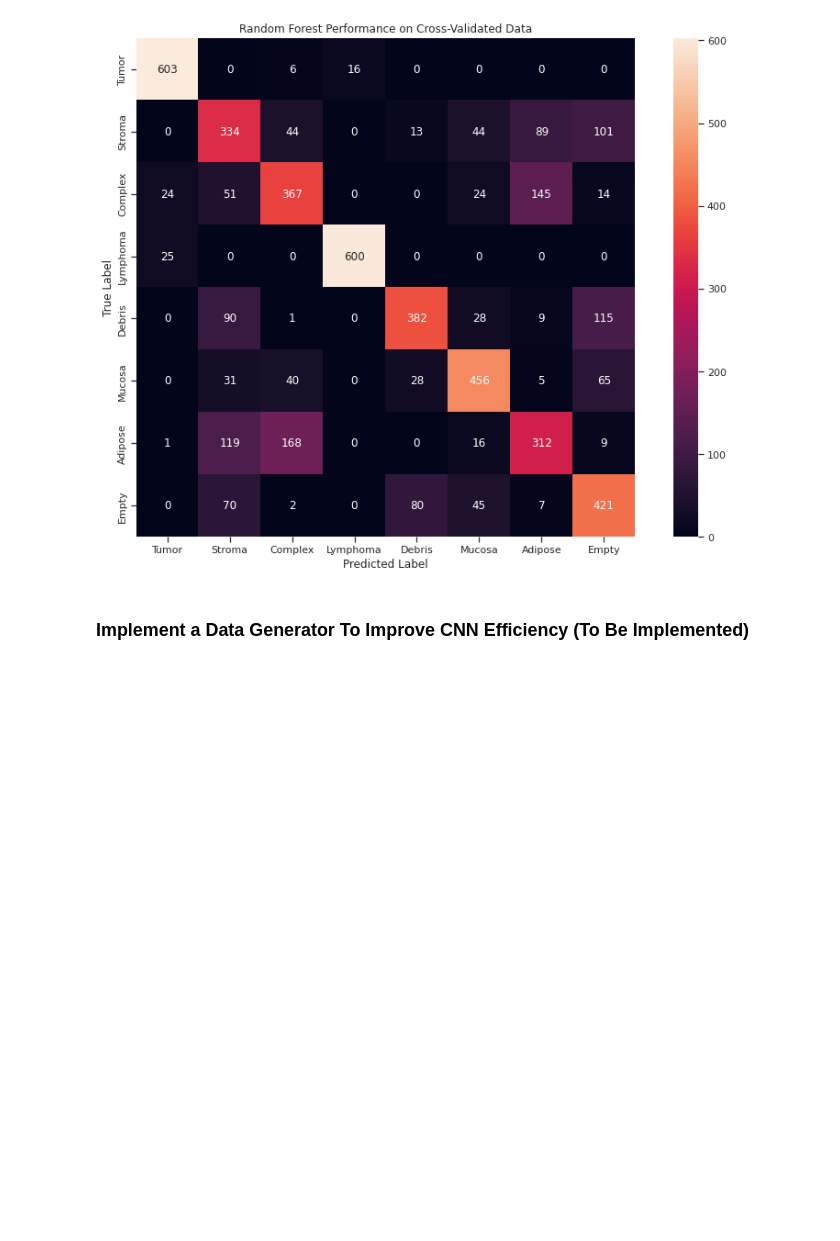
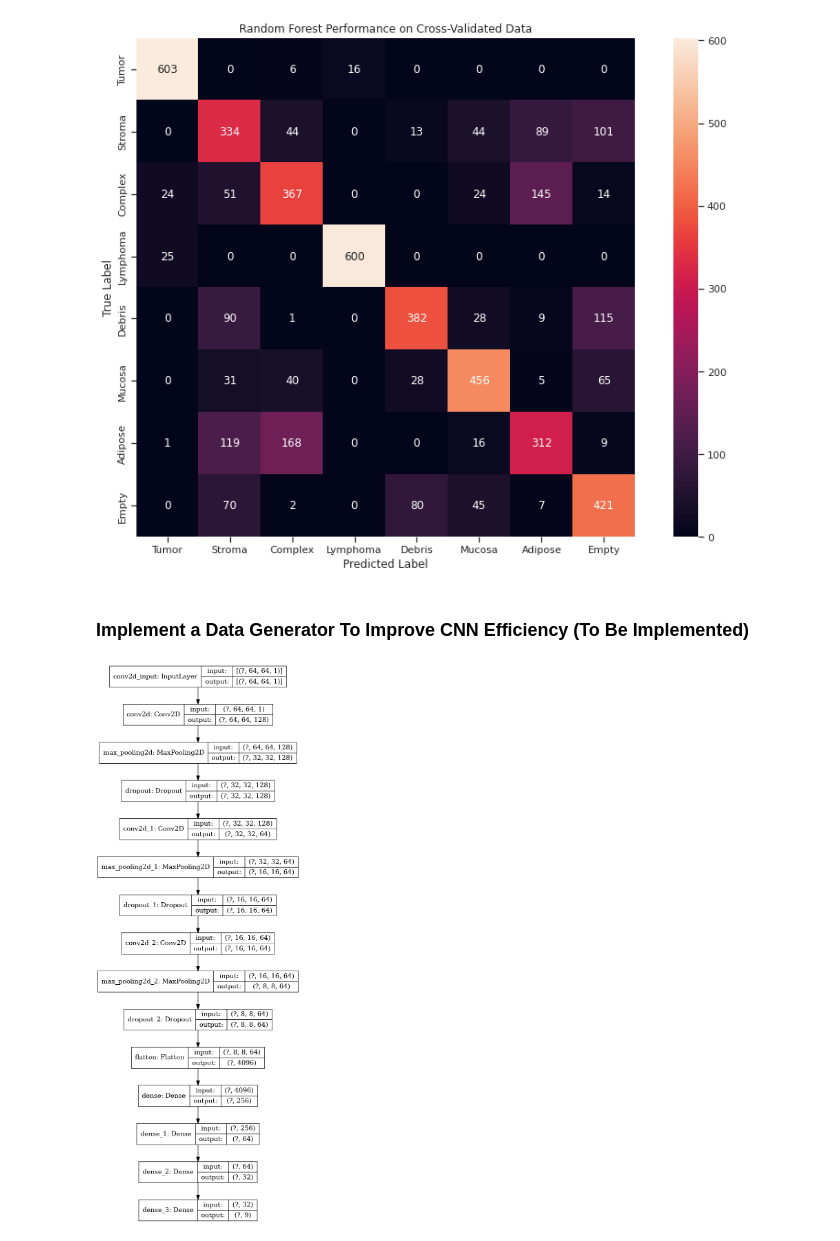
Before and after one commit to sharyar/CLFModelComparison, a Jupyter notebook: 03_ML_Notebooks/nested_cv_comparision.ipynb, the cells around one changed output. Cells and saved outputs as stored; diff of their text form; code cells hidden in the pictures; blank space fills up the shorter version.

```diff
--- a/03_ML_Notebooks/nested_cv_comparision.ipynb
+++ b/03_ML_Notebooks/nested_cv_comparision.ipynb
@@ -516,3 +514,32 @@ plt.savefig('rfc_test_confusion_matrix_cross_validated.png')
 [figure]
 # %% [markdown]
 ### Implement a Data Generator To Improve CNN Efficiency (To Be Implemented)
+# %%
+model = Sequential()
+
+model.add(Conv2D(filters = 128, kernel_size = (5,5),padding = 'same',activation ='relu', input_shape = (64,64,1)))
+model.add(MaxPool2D(pool_size=(2,2)))
+model.add(Dropout(0.25))
+
+model.add(Conv2D(filters = 64, kernel_size = (3,3),padding = 'same',activation ='relu'))
+model.add(MaxPool2D(pool_size=(2,2)))
+model.add(Dropout(0.25))
+
+model.add(Conv2D(filters = 64, kernel_size = (3,3),padding = 'same',activation ='relu'))
+model.add(MaxPool2D(pool_size=(2,2)))
+model.add(Dropout(0.25))
+
+model.add(Flatten())
+
+model.add(Dense(256,activation = "relu"))
+model.add(Dense(64,activation = "relu"))
+model.add(Dense(32,activation = "relu"))
+
+model.add(Dense(9, activation = "softmax"))
+# %%
+model.compile(optimizer = "Adam" , loss = "categorical_crossentropy", metrics=["accuracy"])
+# %%
+cnn_image_file = '../04_Figures/cnn_architecture.png'
+tf.keras.utils.plot_model(model, to_file=cnn_image_file, show_shapes=True)
+# %% [output]
+[figure, added]
```
Also changed, not shown: parts of 22 cells of this notebook, 32 other files.
